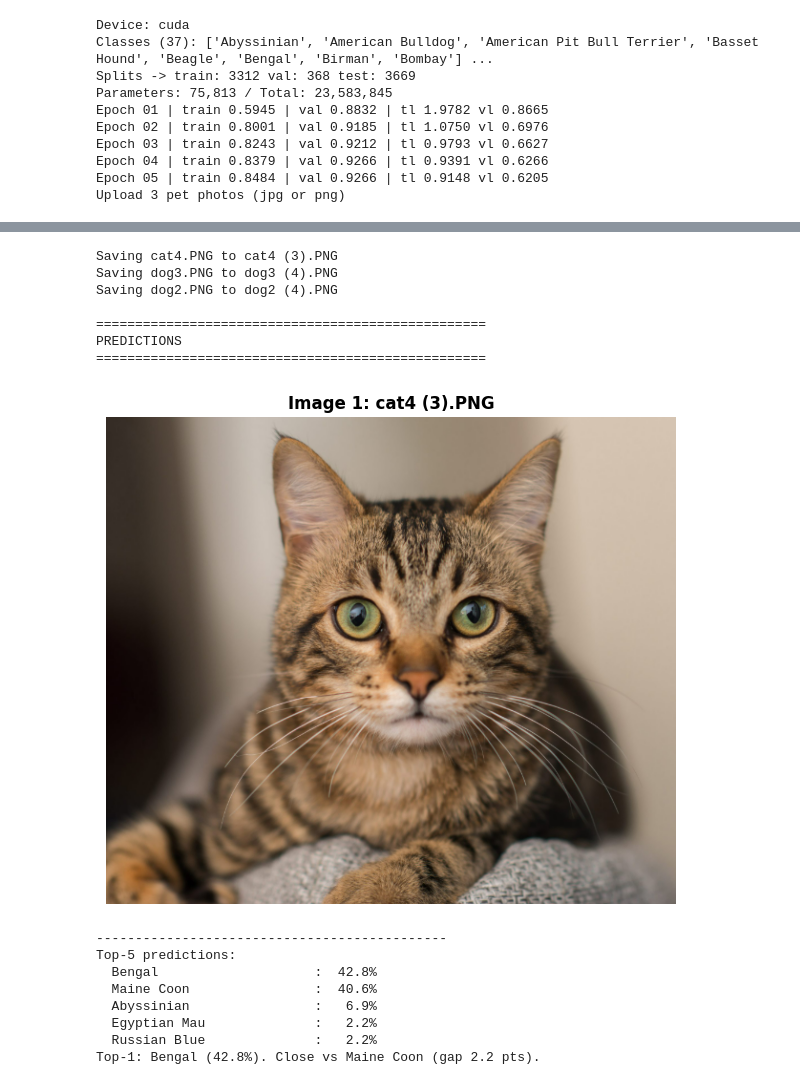
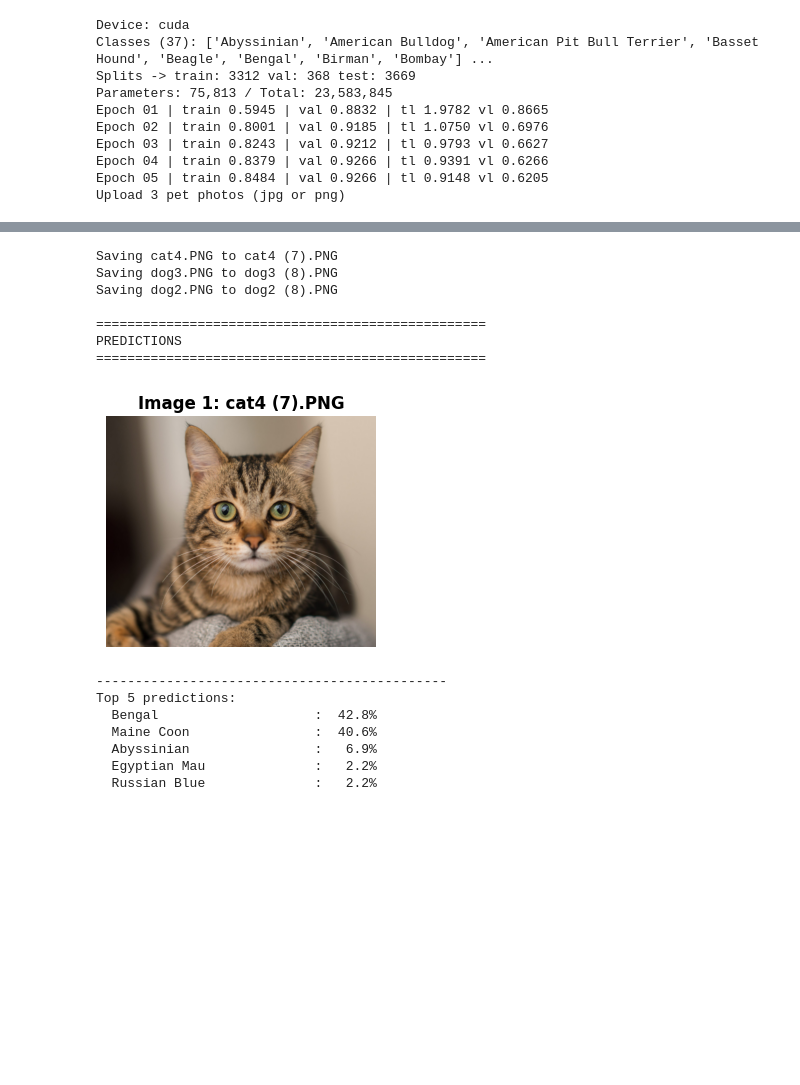
Before and after one commit to codeguy234/4410Homework, a Jupyter notebook: PretrainedPetEC.ipynb, the cells around one changed output, grey strips where cells are left out. Drawn from its saved outputs; the diff is of its cells as text; code cells hidden in the pictures; blank space fills up the shorter version.

```diff
--- a/PretrainedPetEC.ipynb
+++ b/PretrainedPetEC.ipynb
@@ -143,11 +143,8 @@ def topk_predict(pil_img, k=5):
 def interpret_top(top):
     if not top: return "No prediction."
     (t1, p1) = top[0]
-    msg = f"Top-1: {t1} ({p1*100:.1f}%). "
-    if len(top) > 1:
-        gap = (p1 - top[1][1]) * 100
-        msg += "Confident lead." if gap >= 20 else f"Close vs {top[1][0]} (gap {gap:.1f} pts)."
-    return msg
+
+    return f"Top-1: {t1} ({p1*100:.1f}%). "
 
 print("Upload 3 pet photos (jpg or png)")
 uploaded = files.upload()
@@ -172,46 +169,45 @@ else:
     print("="*50)
 
     for i, (fname, img) in enumerate(images):
-        plt.figure(figsize=(6, 6))
+        plt.figure(figsize=(3, 3))
         plt.imshow(img)
         plt.axis('off')
         plt.title(f"Image {i+1}: {fname}", fontsize=12, fontweight='bold')
         plt.tight_layout()
         plt.show()
 
         print("-" * 45)
-        print("Top-5 predictions:")
+        print("Top 5 predictions:")
         for label, p in predictions[i]:
             print(f"  {label:25s} : {p*100:5.1f}%")
-        print(interpret_top(predictions[i]))
+
         print()
 
     print("="*50)
 # %% [output]
 Device: cuda
 Classes (37): ['Abyssinian', 'American Bulldog', 'American Pit Bull Terrier', 'Basset Hound', 'Beagle', 'Bengal', 'Birman', 'Bombay'] ...
 Splits -> train: 3312 val: 368 test: 3669
 Parameters: 75,813 / Total: 23,583,845
 Epoch 01 | train 0.5945 | val 0.8832 | tl 1.9782 vl 0.8665
 Epoch 02 | train 0.8001 | val 0.9185 | tl 1.0750 vl 0.6976
 Epoch 03 | train 0.8243 | val 0.9212 | tl 0.9793 vl 0.6627
 Epoch 04 | train 0.8379 | val 0.9266 | tl 0.9391 vl 0.6266
 Epoch 05 | train 0.8484 | val 0.9266 | tl 0.9148 vl 0.6205
 Upload 3 pet photos (jpg or png)
 [interactive output not drawn]
-Saving cat4.PNG to cat4 (3).PNG
-Saving dog3.PNG to dog3 (4).PNG
-Saving dog2.PNG to dog2 (4).PNG
+Saving cat4.PNG to cat4 (7).PNG
+Saving dog3.PNG to dog3 (8).PNG
+Saving dog2.PNG to dog2 (8).PNG
 
 ==================================================
 PREDICTIONS
 ==================================================
-[figure, old version]
+[figure, new version]
 ---------------------------------------------
-Top-5 predictions:
+Top 5 predictions:
   Bengal                    :  42.8%
   Maine Coon                :  40.6%
   Abyssinian                :   6.9%
   Egyptian Mau              :   2.2%
   Russian Blue              :   2.2%
-Top-1: Bengal (42.8%). Close vs Maine Coon (gap 2.2 pts).
```
Also changed, not shown: parts of 1 cell of this notebook.
